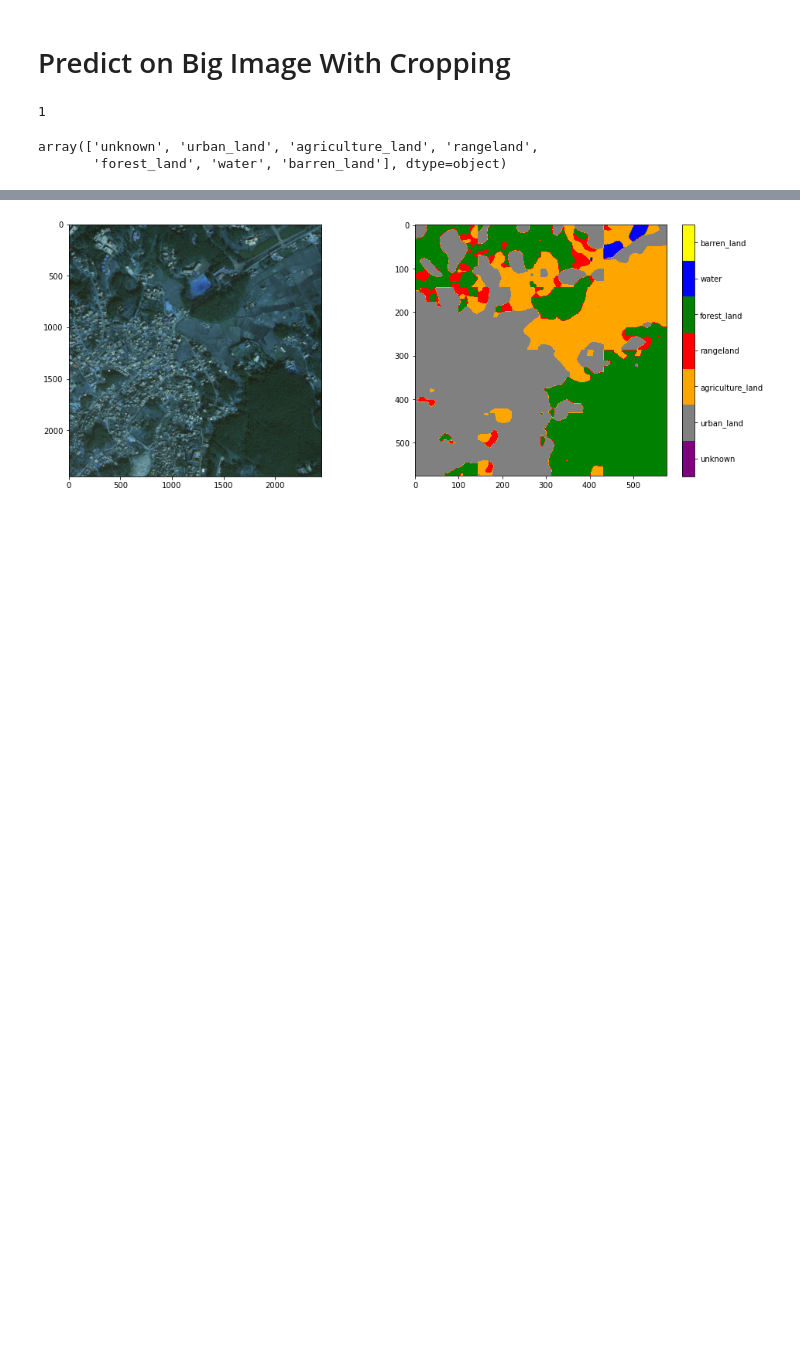
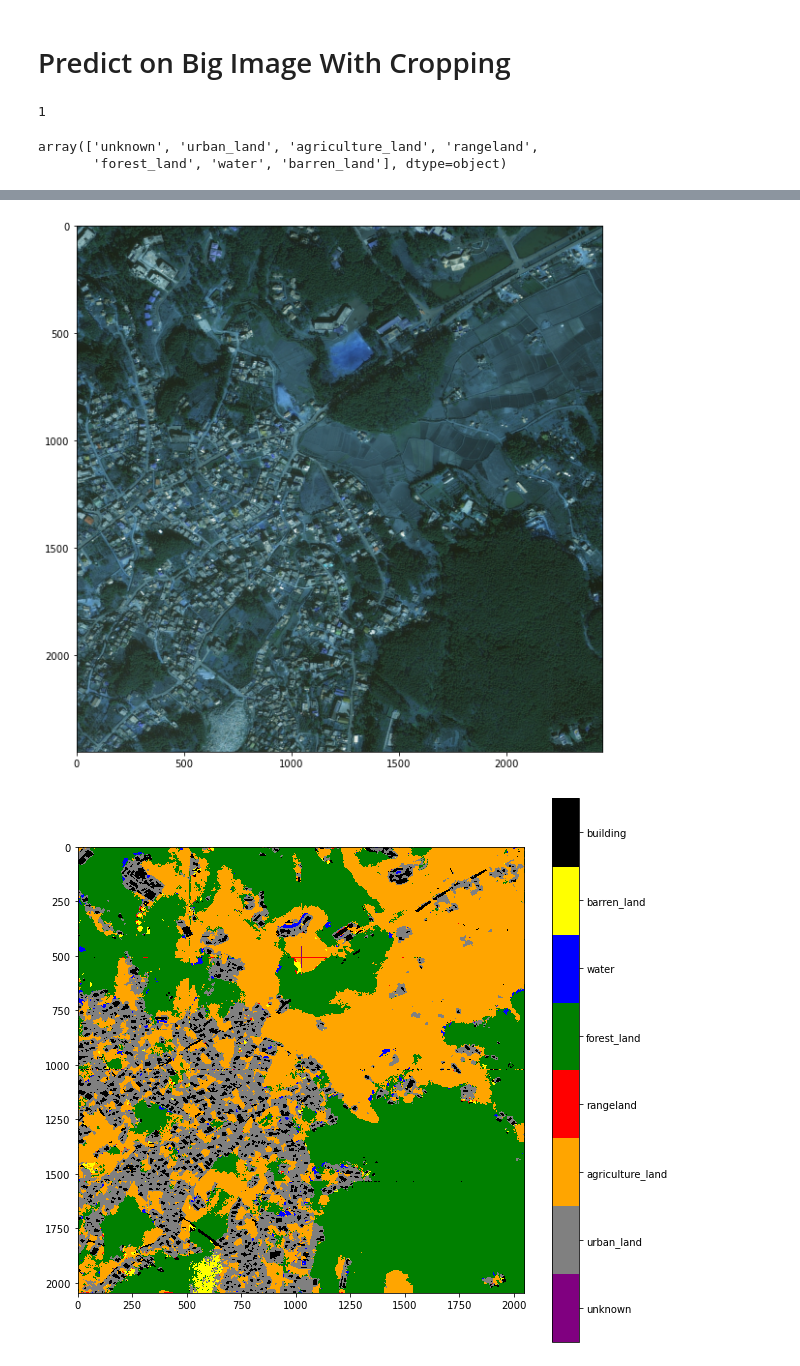
Before and after one commit to CSCCNY/final-project-landandbuildingsatimg-ccny, a Jupyter notebook: notebooks/scratch/01-JM-Big_img_Final.ipynb, the cells around one changed output, grey strips where cells are left out. Saved outputs shown, nothing was run; the diff lists cells and outputs as text; code cells hidden in the pictures; blank space fills up the shorter version.

```diff
--- a/notebooks/scratch/01-JM-Big_img_Final.ipynb
+++ b/notebooks/scratch/01-JM-Big_img_Final.ipynb
@@ -134,8 +132,8 @@ for i in range(slices):
 #     plt.figure()
 #     plt.imshow(im_sl[i,:,:,:].astype(int))
 # %%
-size_out = 144
-pr_b = predict(model4, im_sl, size = 576, size_out = size_out)
+size_out = 512
+pr_b = predict(model3, im_sl, size = 512, size_out = size_out)
 # %%
 pr_big = np.zeros([size_out*4, size_out*4])
 k = 0
@@ -151,3 +149,11 @@ labels
 # %% [output]
 array(['unknown', 'urban_land', 'agriculture_land', 'rangeland',
        'forest_land', 'water', 'barren_land'], dtype=object)
+# %%
+labels2 = np.append(labels, 'building')
+col_dict2 = {0: 'purple', 1: 'grey', 2: 'orange', 3: 'red',
+           4: 'green', 5: 'blue', 6: 'yellow', 7: 'black', }
+# %%
+b = np.loadtxt(f'{out_train_data_dir}/big_data.txt', dtype=int)
+fig, axes = plt.subplots(1, 1, figsize=(16, 16))
+axes.imshow(b,vmin=0, vmax=1)
@@ -153,0 +166,2 @@ array(['unknown', 'urban_land', 'agriculture_land', 'rangeland',
+# %%
+b2 = np.where(b == 0, pr_big, 7)
@@ -154,15 +216,23 @@ array(['unknown', 'urban_land', 'agriculture_land', 'rangeland',
 # %%
 im_n = 0
 
 test_im = sorted(glob.glob(img_path + '/818398*'))
 img =  cv2.imread(test_im[im_n],1)
 
 
-fig, axes = plt.subplots(1, 2, figsize=(16, 6))
+# fig, axes = plt.subplots(1, 2, figsize=(16, 6))
+# fig, axes = plt.subplots(figsize=(16, 16))
+# axes.imshow(img)
 
-axes[0].imshow(img)
-# axes[1] = visualize.plot_label(m[im_n,:,:], labels,col_dict, axes[1], fig, colorbar = False)
-visualize.plot_label(pr_big, labels,col_dict, axes[1], fig, colorbar = True)
-fig.savefig(folder_name2 + 'VGG_PSP_Bal_Big_img2.png', dpi = 300)
+
+fig, axes = plt.subplots(figsize=(10, 10))
+
+axes.imshow(img)
+fig.savefig(folder_name2 + 'big_im_og.png', dpi = 300)
+
+fig, axes = plt.subplots(figsize=(10, 10))
+plot_label2(b2, labels2, col_dict2, axes, fig, colorbar = True)
+# fig.savefig(folder_name2 + 'VGG_Unet_Bal_Big_img2_single.png', dpi = 300)
 # %% [output]
-[figure, old version]
+[figure, new version]
+[figure, added]
```
Also changed, not shown: parts of 7 cells of this notebook, 2 other files.
